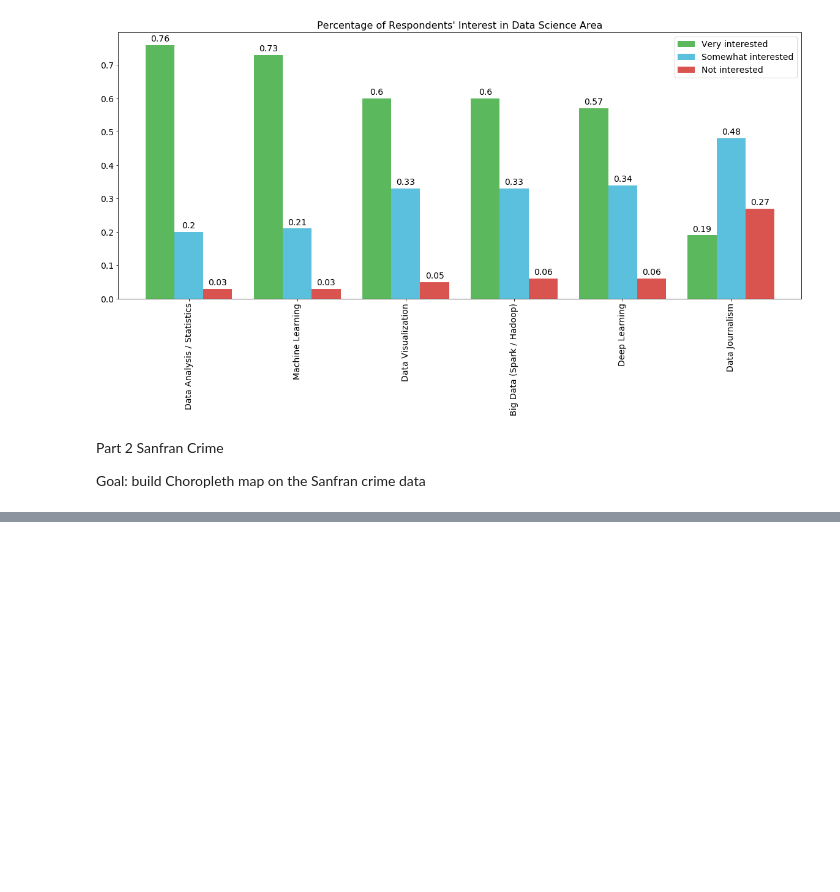
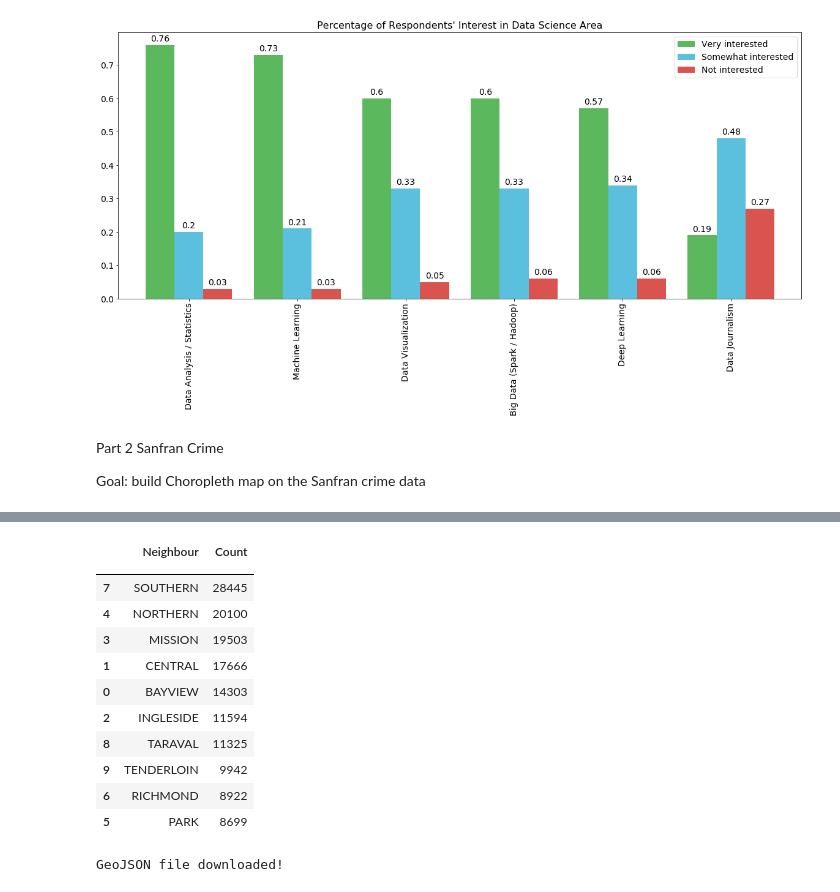
Before and after one commit to harrisyang611/IBM, a Jupyter notebook: DS_project_visualization.ipynb, the cells around one changed output, grey strips where cells are left out. Saved outputs shown, nothing was run; the diff lists cells and outputs as text; code cells hidden in the pictures; blank space fills up the shorter version.

```diff
--- a/DS_project_visualization.ipynb
+++ b/DS_project_visualization.ipynb
@@ -70,0 +81,20 @@ df.head(6)
+# %%
+crime
+# %% [output]
+|  | Neighbour | Count |
+|  |  |  |
+| 7 | SOUTHERN | 28445 |
+| 4 | NORTHERN | 20100 |
+| 3 | MISSION | 19503 |
+| 1 | CENTRAL | 17666 |
+| 0 | BAYVIEW | 14303 |
+| 2 | INGLESIDE | 11594 |
+| 8 | TARAVAL | 11325 |
+| 9 | TENDERLOIN | 9942 |
+| 6 | RICHMOND | 8922 |
+| 5 | PARK | 8699 |
+# %%
+!wget --quiet https://cocl.us/sanfran_geojson -O sanfran.json
+print('GeoJSON file downloaded!')
+# %% [output]
+GeoJSON file downloaded!
```
Also changed, not shown: parts of 6 cells of this notebook.
